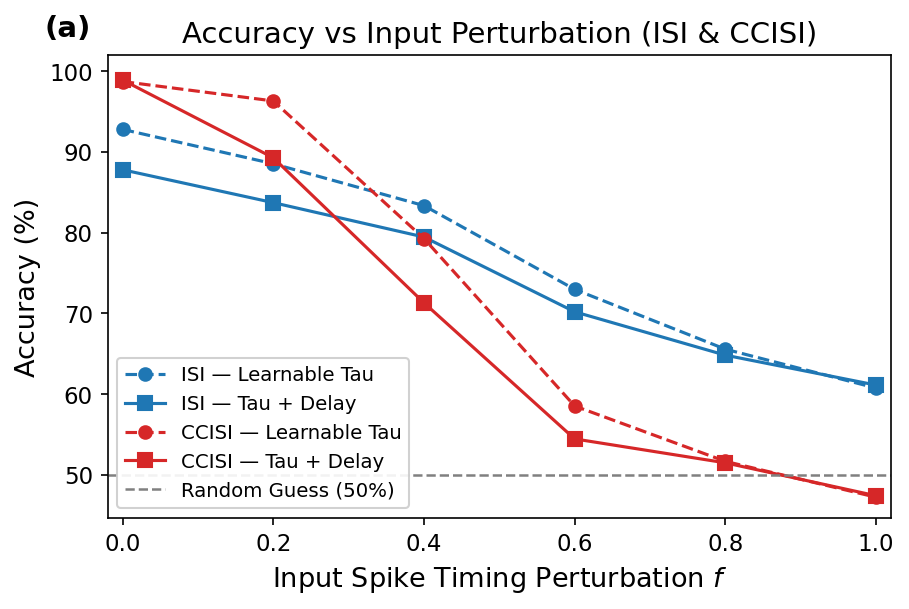
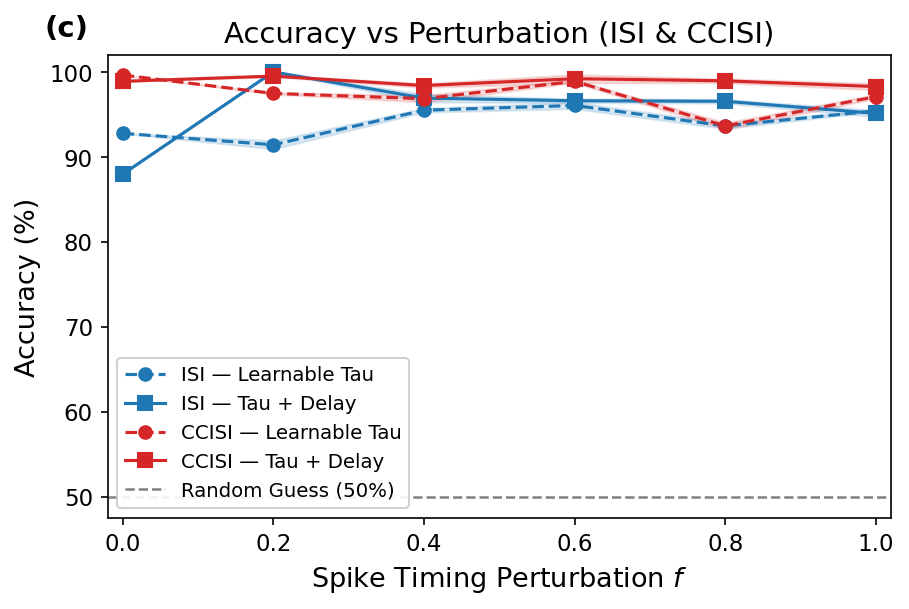
Code edit (unified diff) that turned the first committed figure into the second:
--- before
+++ after
@@ -1,38 +1,46 @@
-def load_results(path: pathlib.Path) -> tuple[list[float], np.ndarray]:
-    """Load a flat {f: accuracy} JSON and return (f_values, accuracies_pct).
-
-    The Phase 0 result files have shape ``{"0.0": 0.97, "0.2": 0.71, ...}``
-    (single accuracy per f, no repeats / std).
-    """
+def load_results(path: pathlib.Path) -> dict:
+    """Load a perturbation results JSON and return (f_values, means, stds)."""
     with open(path) as fh:
         raw = json.load(fh)
     f_vals = sorted(float(k) for k in raw)
-    accs = np.array([float(raw[str(f)]) for f in f_vals]) * 100
-    return f_vals, accs
+    means = np.array([raw[str(f) if str(f) in raw else f"{f:.1f}"]["mean"] for f in f_vals]) * 100
+    stds = np.array([raw[str(f) if str(f) in raw else f"{f:.1f}"]["std"] for f in f_vals]) * 100
+    return f_vals, means, stds
 
 
 # --- load ISI results ---
-isi_tau_f, isi_tau_acc = load_results(BASE / "isi/log/isi_tau_input_perturbation_results.json")
-isi_del_f, isi_del_acc = load_results(BASE / "isi/log/isi_delay_input_perturbation_results.json")
+isi_tau_f, isi_tau_mean, isi_tau_std = load_results(BASE / "isi/log/isi_tau_hidden_perturbation_results.json")
+isi_del_f, isi_del_mean, isi_del_std = load_results(BASE / "isi/log/isi_delay_hidden_perturbation_results.json")
 
 # --- load CCISI results ---
-ccisi_tau_f, ccisi_tau_acc = load_results(BASE / "ccisi/log/ccisi_tau_input_perturbation_results.json")
-ccisi_del_f, ccisi_del_acc = load_results(BASE / "ccisi/log/ccisi_delay_input_perturbation_results.json")
+cc_tau_f, cc_tau_mean, cc_tau_std = load_results(BASE / "ccisi/log/ccisi_tau_hidden_perturbation_results.json")
+cc_del_f, cc_del_mean, cc_del_std = load_results(BASE / "ccisi/log/ccisi_delay_hidden_perturbation_results.json")
 
+# --- FR-only baseline: worst f=1 accuracy across all four curves ---
+#fr_baseline = min(isi_tau_mean[-1], isi_del_mean[-1], cc_tau_mean[-1], cc_del_mean[-1])
 guess_baseline = 50
 
-# --- colours ---
-BLUE = "#1f77b4"   # ISI
-RED = "#d62728"  # CCISI
+# --- colours matching the reference image ---
+BLUE = "#1f77b4"
+RED = "#d62728"
 
 fig, ax = plt.subplots(figsize=(6.2, 4.2))
 
-# ISI curves
-ax.plot(isi_tau_f, isi_tau_acc, "o--", color=BLUE, markersize=6, label="ISI — Learnable Tau")
-ax.plot(isi_del_f, isi_del_acc, "s-", color=BLUE, markersize=7, label="ISI — Tau + Delay")
+# ISI curves (blue)
+ax.plot(isi_tau_f, isi_tau_mean, "o--", color=BLUE, markersize=6, label="ISI — Learnable Tau")
+ax.fill_between(isi_tau_f, isi_tau_mean - isi_tau_std, isi_tau_mean + isi_tau_std, color=BLUE, alpha=0.15)
 
-# CCISI curves
-ax.plot(ccisi_tau_f, ccisi_tau_acc, "o--", color=RED, markersize=6, label="CCISI — Learnable Tau")
-ax.plot(ccisi_del_f, ccisi_del_acc, "s-", color=RED, markersize=7, label="CCISI — Tau + Delay")
+ax.plot(isi_del_f, isi_del_mean, "s-", color=BLUE, markersize=7, label="ISI — Tau + Delay")
+ax.fill_between(isi_del_f, isi_del_mean - isi_del_std, isi_del_mean + isi_del_std, color=BLUE, alpha=0.15)
+
+# CCISI curves (red)
+ax.plot(cc_tau_f, cc_tau_mean, "o--", color=RED, markersize=6, label="CCISI — Learnable Tau")
+ax.fill_between(cc_tau_f, cc_tau_mean - cc_tau_std, cc_tau_mean + cc_tau_std, color=RED, alpha=0.15)
+
+ax.plot(cc_del_f, cc_del_mean, "s-", color=RED, markersize=7, label="CCISI — Tau + Delay")
+ax.fill_between(cc_del_f, cc_del_mean - cc_del_std, cc_del_mean + cc_del_std, color=RED, alpha=0.15)
+
+# FR-only baseline
+#ax.axhline(fr_baseline, color="gray", linestyle="--", linewidth=1.2, label="FR Only Baseline")
 
 # Random guess baseline
@@ -40,13 +48,15 @@
 
 # --- axes & labels ---
-ax.set_xlabel("Input Spike Timing Perturbation $f$")
+ax.set_xlabel("Spike Timing Perturbation $f$")
 ax.set_ylabel("Accuracy (%)")
-ax.set_title("Accuracy vs Input Perturbation (ISI & CCISI)")
+ax.set_title("Accuracy vs Perturbation (ISI & CCISI)")
 ax.set_xlim(-0.02, 1.02)
 ax.set_ylim(None, 102)
 ax.legend(loc="lower left", framealpha=0.9)
 
-ax.text(-0.08, 1.04, "(a)", transform=ax.transAxes, fontsize=14, fontweight="bold")
+# subplot label like the reference image
+ax.text(-0.08, 1.04, "(c)", transform=ax.transAxes, fontsize=14, fontweight="bold")
 
 fig.tight_layout()
+#plt.savefig("isi_ccisi_hidden_perturbation.png", dpi=300, bbox_inches="tight")
 plt.show()

Commit: 2000 rate isi ccisi experiments completed